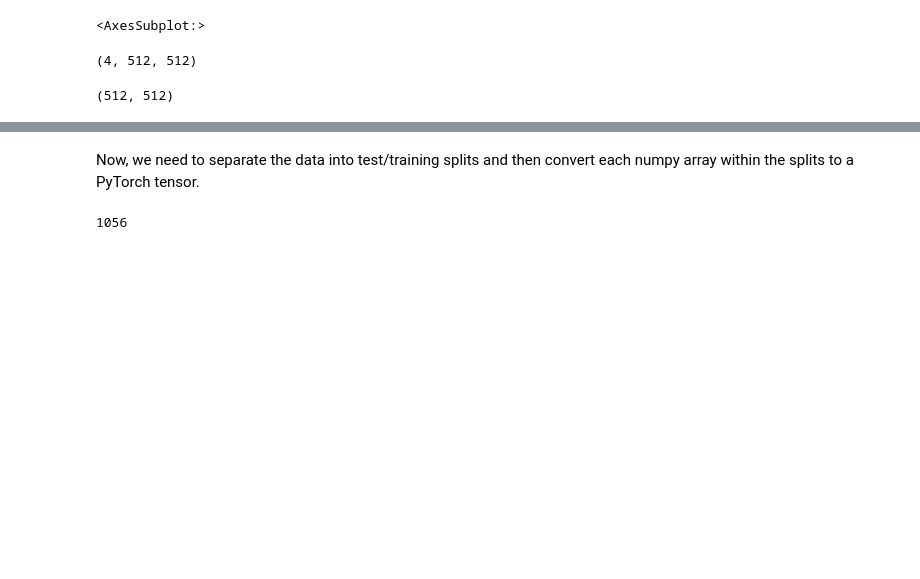
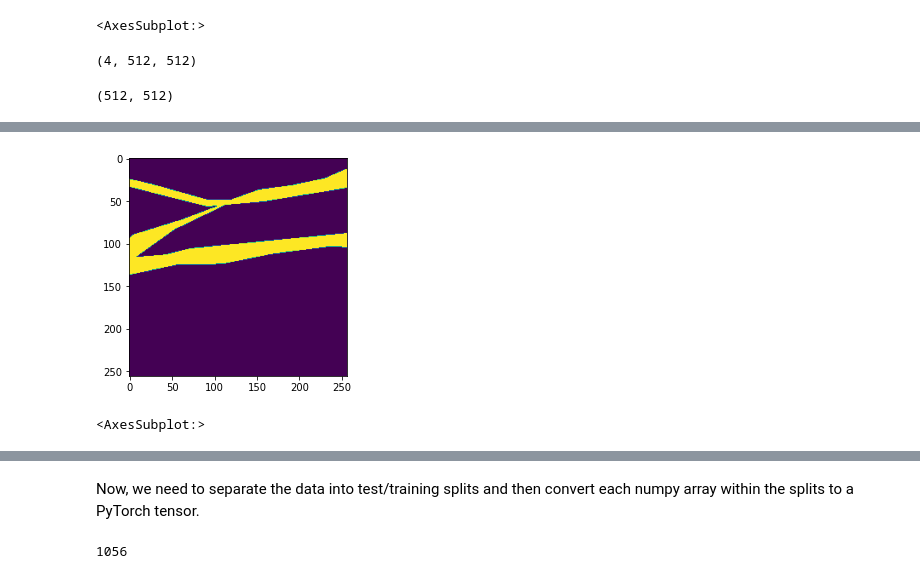
Before and after one commit to maxzvyagin/ephemeral_streams_code, a Jupyter notebook: brainstorming/pytorch_preprocessing_workflow.ipynb, the cells around one changed output, grey strips where cells are left out. Drawn from its saved outputs; the diff is of its cells as text; code cells hidden in the pictures; blank space fills up the shorter version.

```diff
--- a/brainstorming/pytorch_preprocessing_workflow.ipynb
+++ b/brainstorming/pytorch_preprocessing_workflow.ipynb
@@ -116,0 +163,5 @@ samples = get_windows(twelve_img, full_mask)
+# %%
+show(split(samples[275][1])[3])
+# %% [output]
+[figure, added]
+<AxesSubplot:>
```
Also changed, not shown: parts of 9 cells of this notebook, 2 other files.
